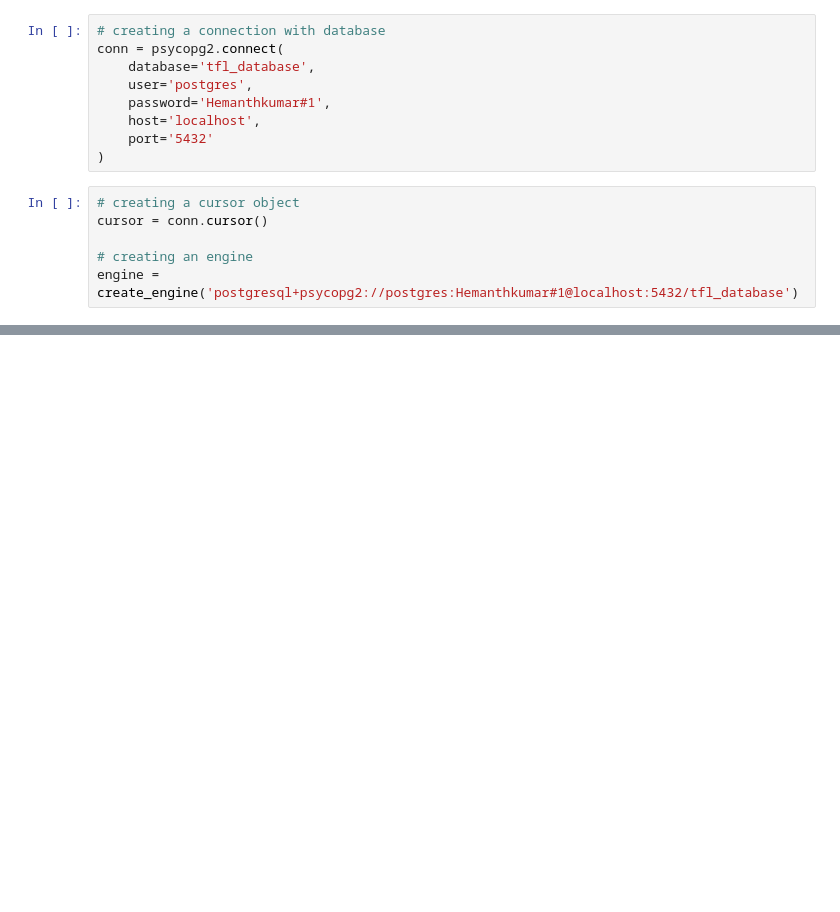
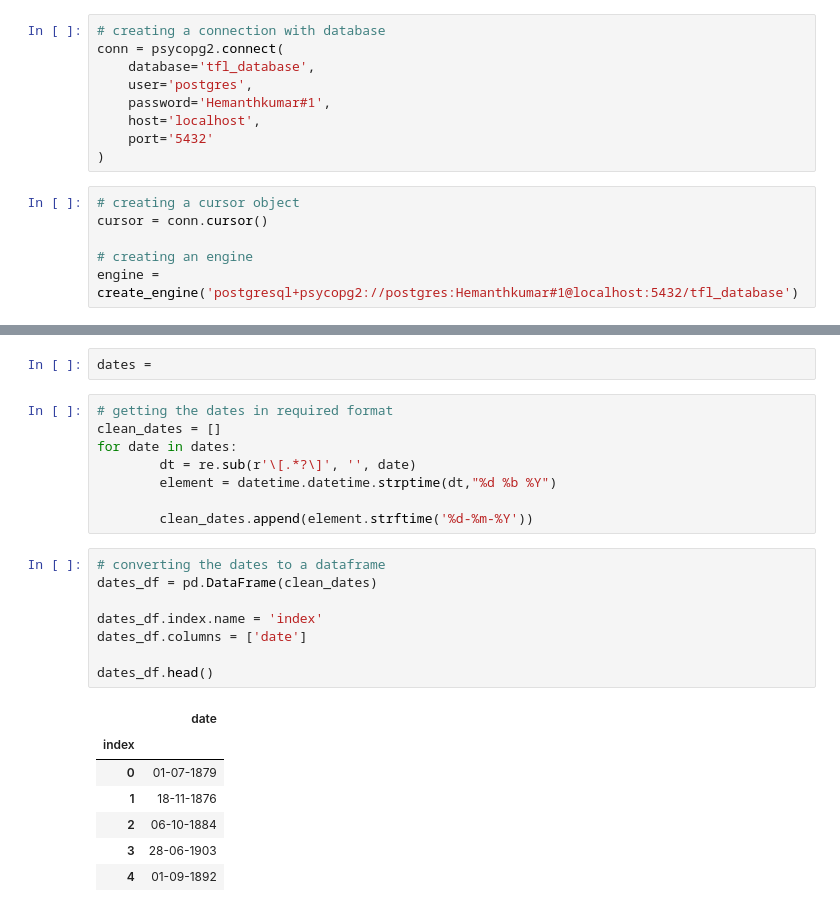
Before and after one commit to nitish-sadhu/tfl_project, a Jupyter notebook: proeprocessing.ipynb, the cells around one changed output, grey strips where cells are left out. Saved outputs shown, nothing was run; the diff lists cells and outputs as text; blank space fills up the shorter version.

Commit message:
cleaned the dates and changed their format

```diff
--- a/proeprocessing.ipynb
+++ b/proeprocessing.ipynb
@@ -192,0 +236,26 @@ test_df.head()
+# %%
+dates =
+# %%
+# getting the dates in required format
+clean_dates = []
+for date in dates:
+        dt = re.sub(r'\[.*?\]', '', date)
+        element = datetime.datetime.strptime(dt,"%d %b %Y")
+
+        clean_dates.append(element.strftime('%d-%m-%Y'))
+# %%
+# converting the dates to a dataframe
+dates_df = pd.DataFrame(clean_dates)
+
+dates_df.index.name = 'index'
+dates_df.columns = ['date']
+
+dates_df.head()
+# %% [output]
+|  | date |
+| index |  |
+| 0 | 01-07-1879 |
+| 1 | 18-11-1876 |
+| 2 | 06-10-1884 |
+| 3 | 28-06-1903 |
+| 4 | 01-09-1892 |
```
Also changed, not shown: parts of 13 cells of this notebook.
